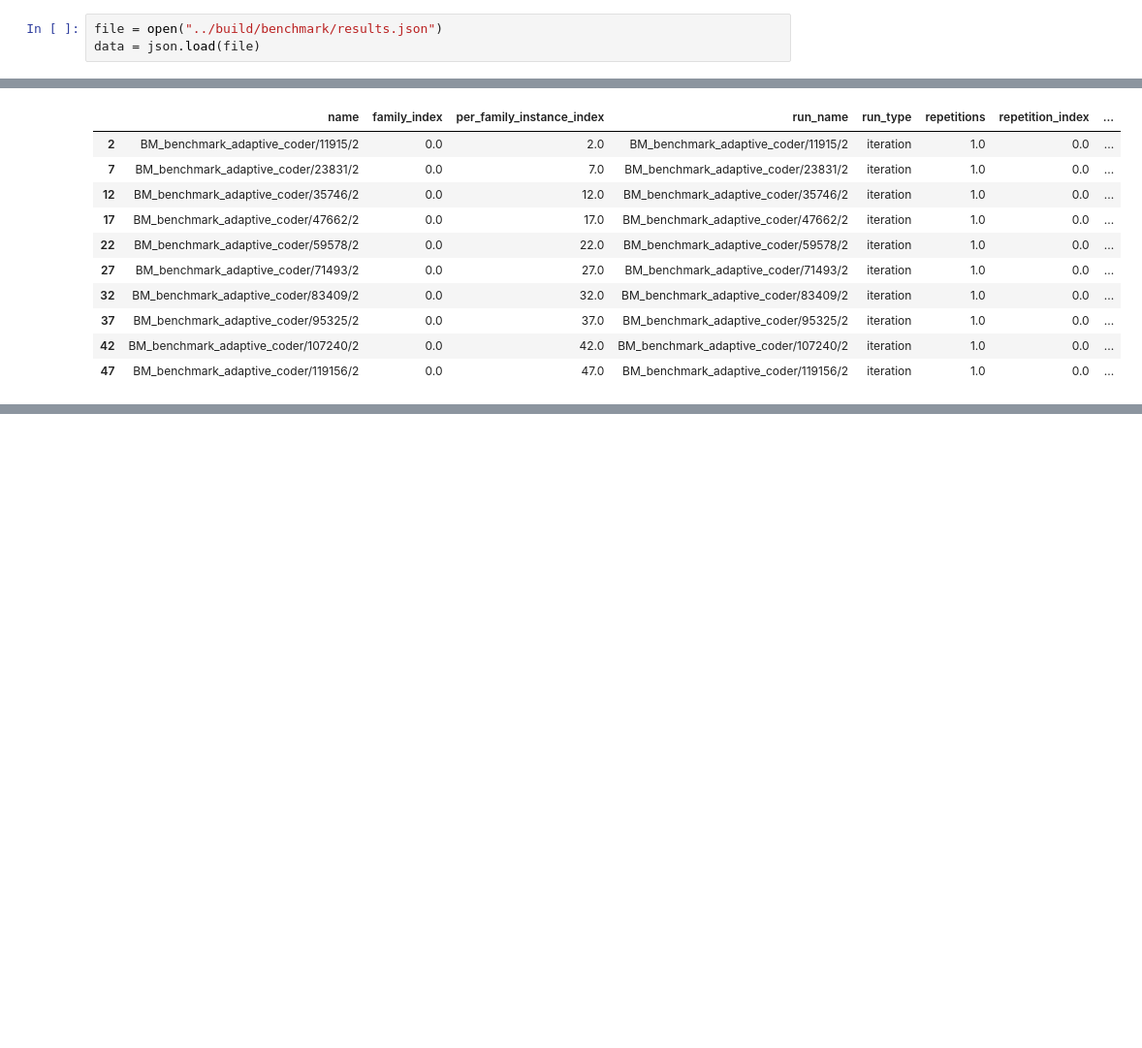
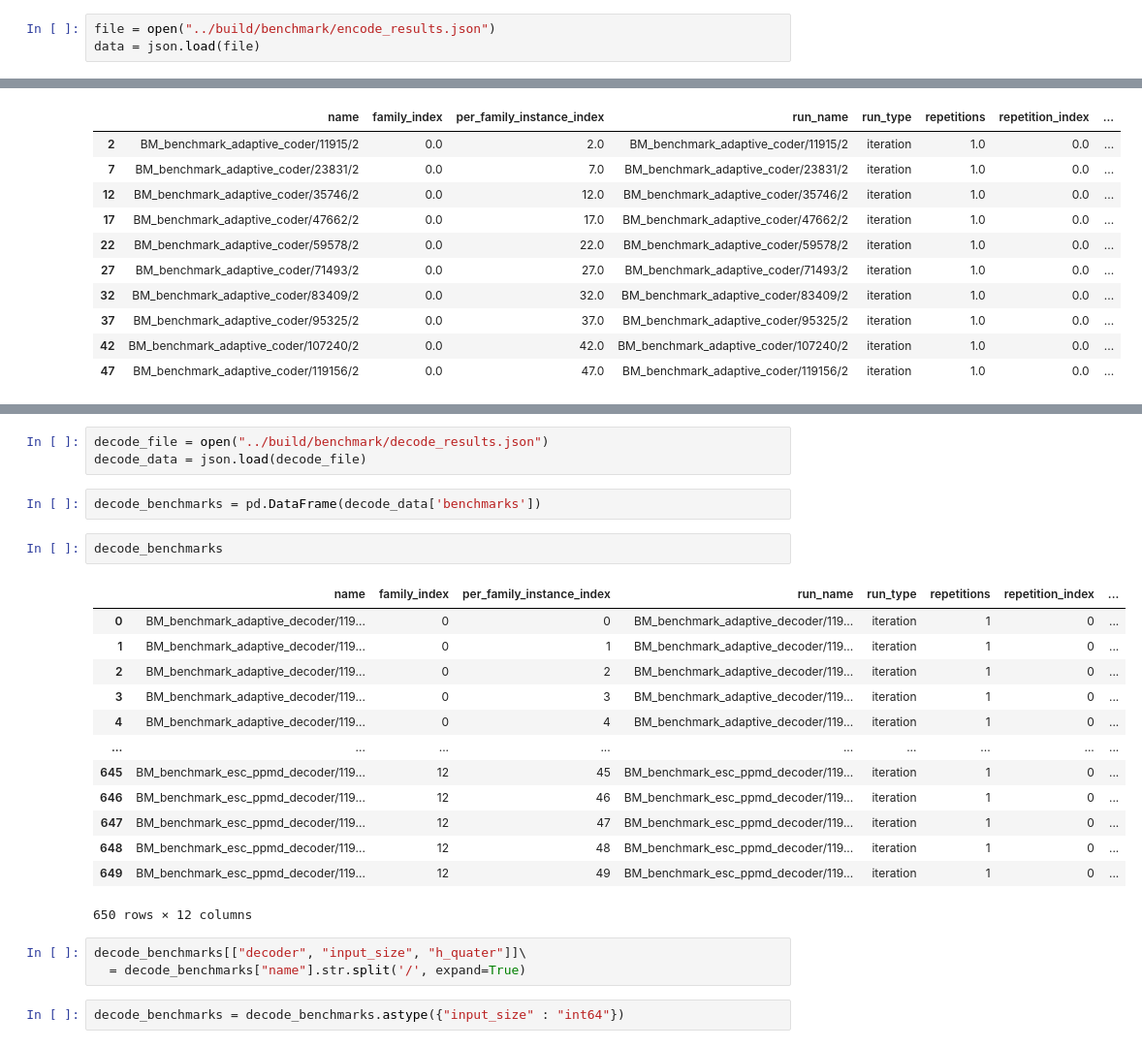
Before and after one commit to gogagum/arithmetic-encoding-lib, a Jupyter notebook: benchmark/benchmark_analysis.ipynb, the cells around one changed output, grey strips where cells are left out. Shown at 97% size. Cells and saved outputs as stored; diff of their text form; blank space fills up the shorter version.

```diff
--- a/benchmark/benchmark_analysis.ipynb
+++ b/benchmark/benchmark_analysis.ipynb
@@ -3,7 +3,7 @@ import json
 import pandas as pd
 import matplotlib.pyplot as plt
 # %%
-file = open("../build/benchmark/results.json")
+file = open("../build/benchmark/encode_results.json")
 data = json.load(file)
 # %%
 benchmarks = pd.DataFrame(data['benchmarks'])
@@ -229,0 +120,26 @@ plt.show()
+# %%
+decode_file = open("../build/benchmark/decode_results.json")
+decode_data = json.load(decode_file)
+# %%
+decode_benchmarks = pd.DataFrame(decode_data['benchmarks'])
+# %%
+decode_benchmarks
+# %% [output]
+|  | name | family_index | per_family_instance_index | run_name | run_type | repetitions | repetition_index | ... |
+| 0 | BM_benchmark_adaptive_decoder/119... | 0 | 0 | BM_benchmark_adaptive_decoder/119... | iteration | 1 | 0 | ... |
+| 1 | BM_benchmark_adaptive_decoder/119... | 0 | 1 | BM_benchmark_adaptive_decoder/119... | iteration | 1 | 0 | ... |
+| 2 | BM_benchmark_adaptive_decoder/119... | 0 | 2 | BM_benchmark_adaptive_decoder/119... | iteration | 1 | 0 | ... |
+| 3 | BM_benchmark_adaptive_decoder/119... | 0 | 3 | BM_benchmark_adaptive_decoder/119... | iteration | 1 | 0 | ... |
+| 4 | BM_benchmark_adaptive_decoder/119... | 0 | 4 | BM_benchmark_adaptive_decoder/119... | iteration | 1 | 0 | ... |
+| ... | ... | ... | ... | ... | ... | ... | ... | ... |
+| 645 | BM_benchmark_esc_ppmd_decoder/119... | 12 | 45 | BM_benchmark_esc_ppmd_decoder/119... | iteration | 1 | 0 | ... |
+| 646 | BM_benchmark_esc_ppmd_decoder/119... | 12 | 46 | BM_benchmark_esc_ppmd_decoder/119... | iteration | 1 | 0 | ... |
+| 647 | BM_benchmark_esc_ppmd_decoder/119... | 12 | 47 | BM_benchmark_esc_ppmd_decoder/119... | iteration | 1 | 0 | ... |
+| 648 | BM_benchmark_esc_ppmd_decoder/119... | 12 | 48 | BM_benchmark_esc_ppmd_decoder/119... | iteration | 1 | 0 | ... |
+| 649 | BM_benchmark_esc_ppmd_decoder/119... | 12 | 49 | BM_benchmark_esc_ppmd_decoder/119... | iteration | 1 | 0 | ... |
+650 rows × 12 columns
+# %%
+decode_benchmarks[["decoder", "input_size", "h_quater"]]\
+  = decode_benchmarks["name"].str.split('/', expand=True)
+# %%
+decode_benchmarks = decode_benchmarks.astype({"input_size" : "int64"})
```
Also changed, not shown: parts of 7 cells of this notebook.
